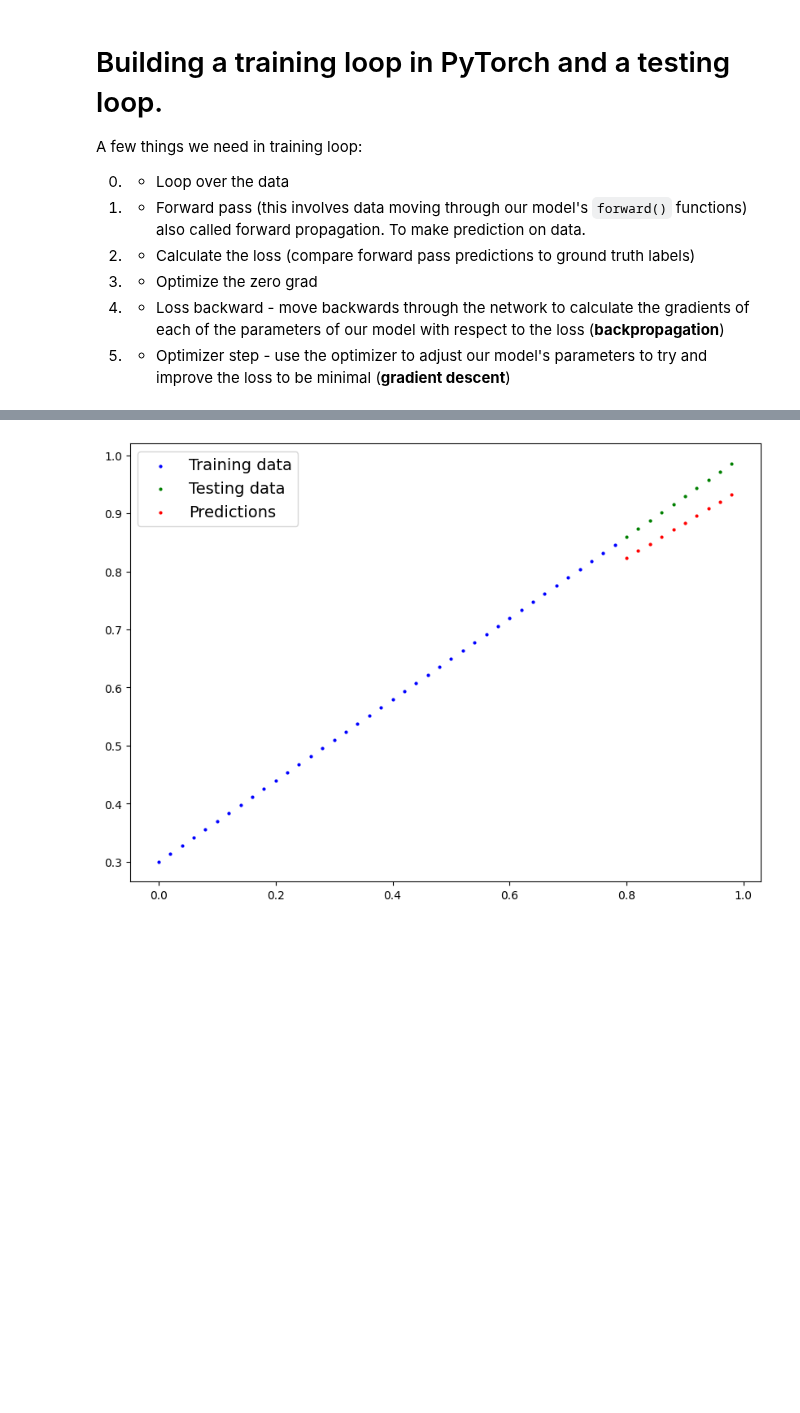
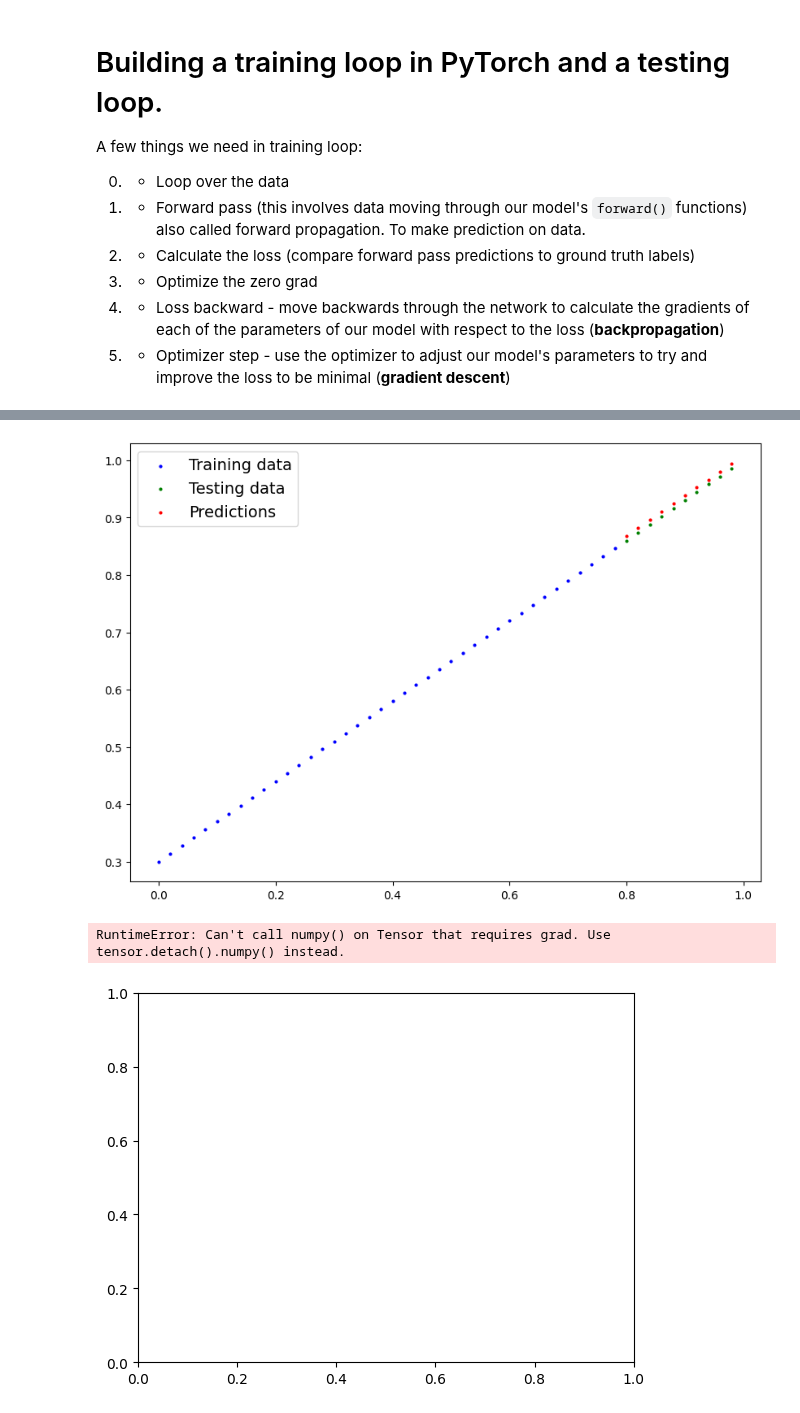
Before and after one commit to GaborVxxx/ml_notes, a Jupyter notebook: L2.ipynb, the cells around one changed output, grey strips where cells are left out. Drawn from its saved outputs; the diff is of its cells as text; code cells hidden in the pictures; blank space fills up the shorter version.

```diff
--- a/L2.ipynb
+++ b/L2.ipynb
@@ -297,7 +297,12 @@ A few things we need in training loop:
 torch.manual_seed(42)
 
 # An epoch is one loop through the data... (this is a hyperparamether because we've set it ourselves)
-epochs = 100
+epochs = 170
+
+# Make record of traing progress for later use
+epoch_count = []
+train_loss_values = []
+test_loss_values = []
 
 ### Training
 # 0. Loop over the data
@@ -309,7 +314,6 @@ for epoch in range(epochs):
 
   # 2. Calculate the loss
   loss = loss_fn(y_pred, y_train) # Validate the loss based on y pedicted and y traing data values
-  print(f"Loss: {loss}")
 
   # 3. Optimizer zero grad
   optimizer.zero_grad() # Reset the values of the optimizer, so each iteration is looking at the current iteration data!
@@ -321,5 +325,17 @@ for epoch in range(epochs):
   optimizer.step() # by default how the optimizer changes will acculumate through the loop so... we need to zero them above in step 3 for next iteration of the loop
 
   ### Testing
-  model_0.eval() # turns off gradient tracking
+  model_0.eval() # turns off gradient tracking and all the things we dont need for testing
+  with torch.inference_mode():
+    # Forward pass
+    test_pred = model_0(X_test)
+    # Calculate loss
+    test_loss = loss_fn(test_pred, y_test)
+
+  # Print out whats happening
+  if epoch % 10 == 0:
+    epoch_count.append(epoch)
+    train_loss_values.append(loss)
+    test_loss_values.append(test_loss)
+    print(f"Epoch: {epoch} | Loss: {loss} | Test loss: {test_loss}")
 # %% [output]
@@ -371,4 +387,15 @@ plot_predictions(predictions=y_preds)
 # Plot after training
 plot_predictions(predictions=y_preds_new)
 # %% [output]
-[figure, old version]
+[figure, new version]
+# %%
+# Plot the loss curves
+plt.plot(epoch_count, train_loss_values, label="Train loss")
+plt.plot(epoch_count, test_loss_values, label="Test loss")
+plt.title("Training and test loss curves")
+plt.ylabel("Loss")
+plt.xlabel("Epochs")
+plt.legend()
+# %% [output]
+RuntimeError: Can't call numpy() on Tensor that requires grad. Use tensor.detach().numpy() instead.
+[figure, added]
```
Also changed, not shown: parts of 4 cells of this notebook.
